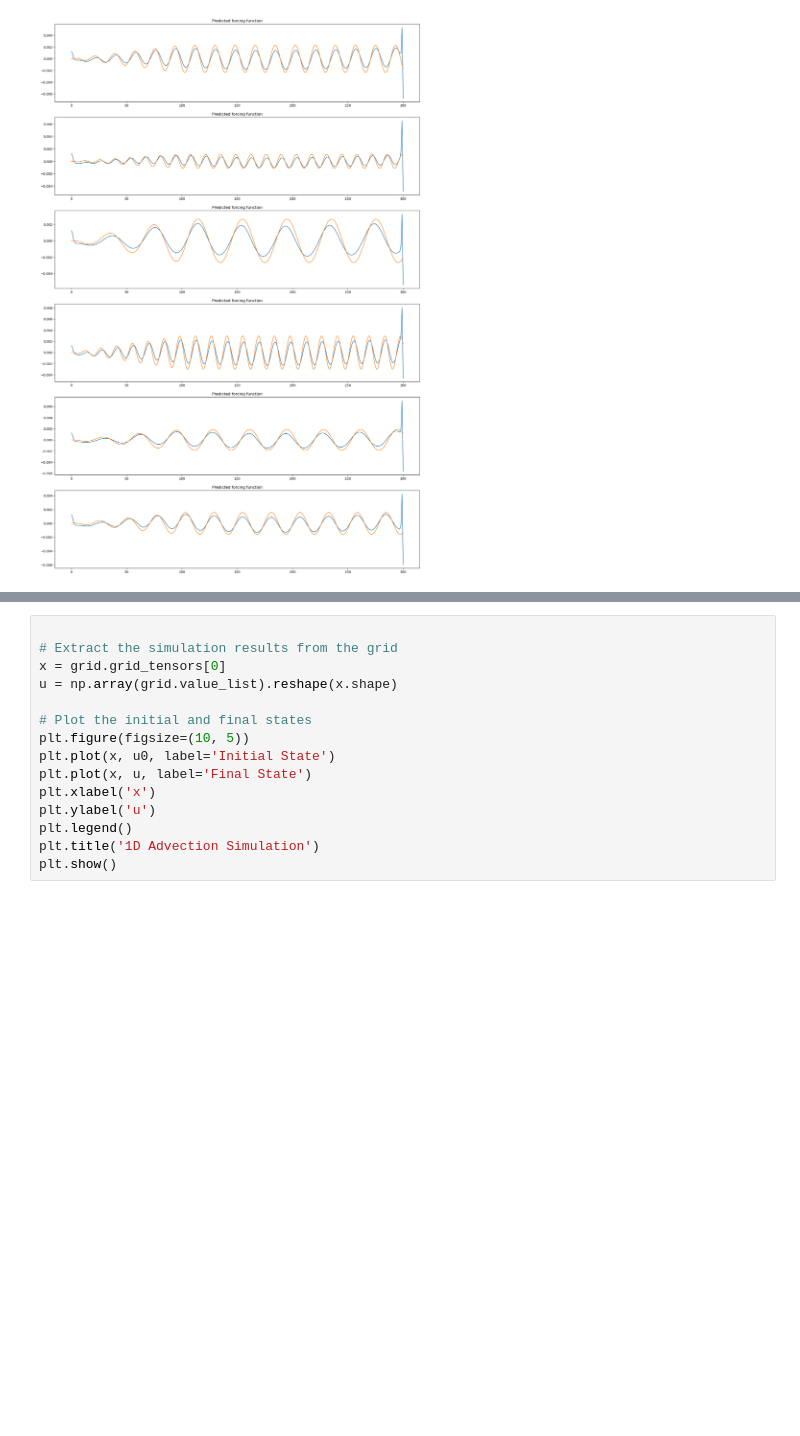
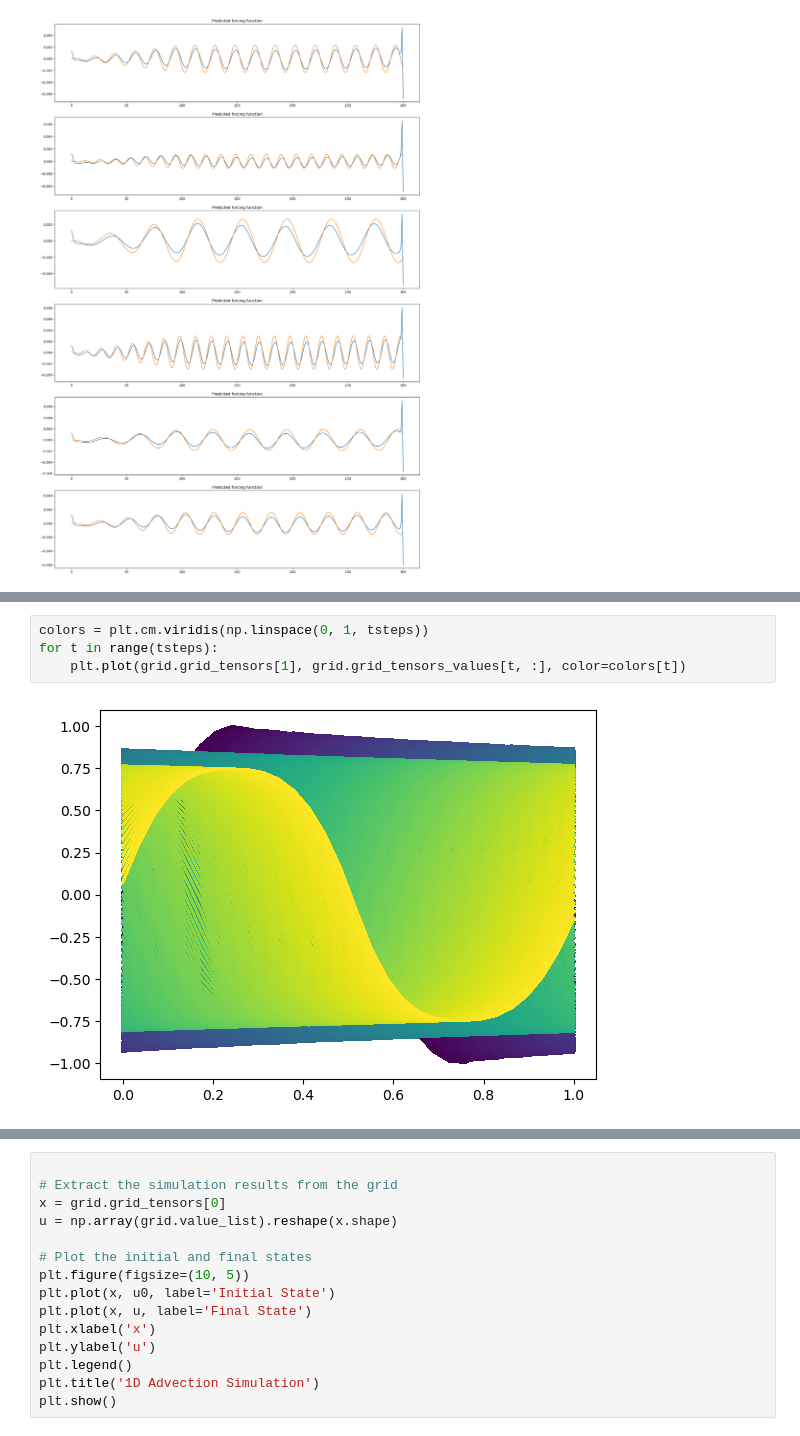
Before and after one commit to MKupperman/KernelPDEforBioProject, a Jupyter notebook: Notebooks/demo_day1_updated.ipynb, the cells around one changed output, grey strips where cells are left out. Saved outputs shown, nothing was run; the diff lists cells and outputs as text; blank space fills up the shorter version.

```diff
--- a/Notebooks/demo_day1_updated.ipynb
+++ b/Notebooks/demo_day1_updated.ipynb
@@ -446,0 +509,6 @@ NameError: name 'np' is not defined
+# %%
+colors = plt.cm.viridis(np.linspace(0, 1, tsteps))
+for t in range(tsteps):
+    plt.plot(grid.grid_tensors[1], grid.grid_tensors_values[t, :], color=colors[t])
+# %% [output]
+[figure, added]
```
Also changed, not shown: parts of 17 cells of this notebook, 2 other files.
